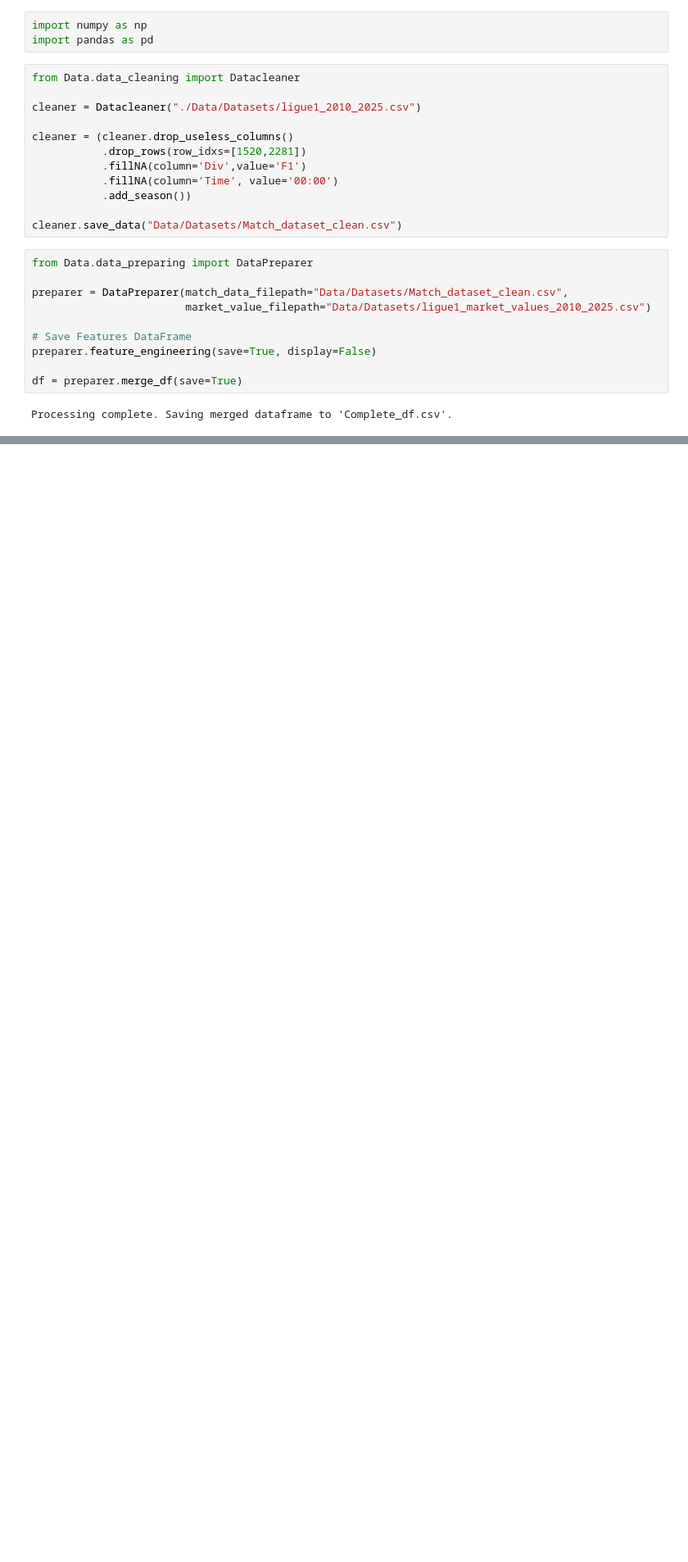
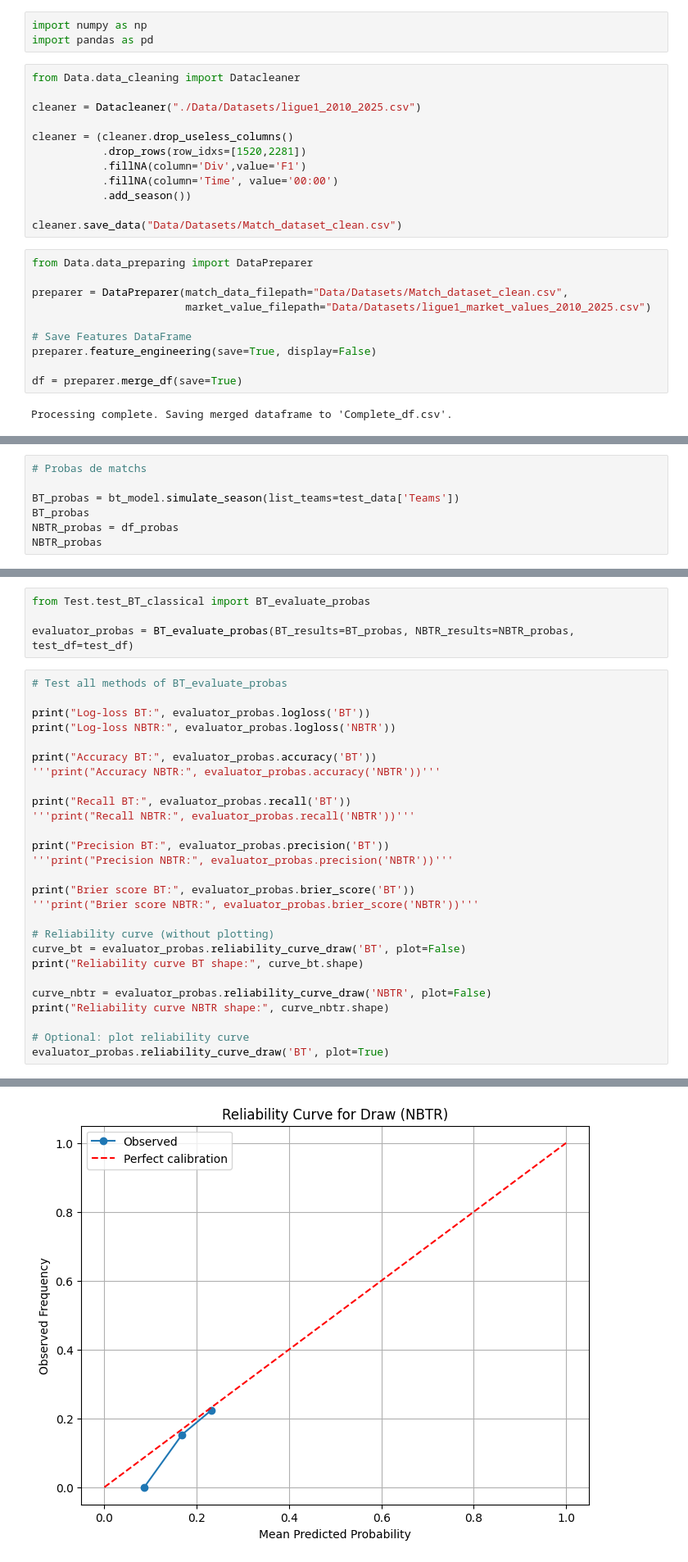
Before and after one commit to plemvan/Learning-Latent-Football-Team-Strengths, a Jupyter notebook: final_main.ipynb, the cells around one changed output, grey strips where cells are left out. Shown at 82% size. Drawn from its saved outputs; the diff is of its cells as text; blank space fills up the shorter version.

```diff
--- a/final_main.ipynb
+++ b/final_main.ipynb
@@ -130,0 +178,7 @@ Training with time-decayed weights
+# %%
+# Probas de matchs
+
+BT_probas = bt_model.simulate_season(list_teams=test_data['Teams'])
+BT_probas
+NBTR_probas = df_probas
+NBTR_probas
@@ -130,0 +268,32 @@ Training with time-decayed weights
+# %%
+from Test.test_BT_classical import BT_evaluate_probas
+
+evaluator_probas = BT_evaluate_probas(BT_results=BT_probas, NBTR_results=NBTR_probas, test_df=test_df)
+# %%
+# Test all methods of BT_evaluate_probas
+
+print("Log-loss BT:", evaluator_probas.logloss('BT'))
+print("Log-loss NBTR:", evaluator_probas.logloss('NBTR'))
+
+print("Accuracy BT:", evaluator_probas.accuracy('BT'))
+'''print("Accuracy NBTR:", evaluator_probas.accuracy('NBTR'))'''
+
+print("Recall BT:", evaluator_probas.recall('BT'))
+'''print("Recall NBTR:", evaluator_probas.recall('NBTR'))'''
+
+print("Precision BT:", evaluator_probas.precision('BT'))
+'''print("Precision NBTR:", evaluator_probas.precision('NBTR'))'''
+
+print("Brier score BT:", evaluator_probas.brier_score('BT'))
+'''print("Brier score NBTR:", evaluator_probas.brier_score('NBTR'))'''
+
+# Reliability curve (without plotting)
+curve_bt = evaluator_probas.reliability_curve_draw('BT', plot=False)
+print("Reliability curve BT shape:", curve_bt.shape)
+
+curve_nbtr = evaluator_probas.reliability_curve_draw('NBTR', plot=False)
+print("Reliability curve NBTR shape:", curve_nbtr.shape)
+
+# Optional: plot reliability curve
+evaluator_probas.reliability_curve_draw('BT', plot=True)
+# %% [output]
@@ -130,0 +308 @@ Training with time-decayed weights
+[figure, added]
```
Also changed, not shown: parts of 12 cells of this notebook, 2 other files.
